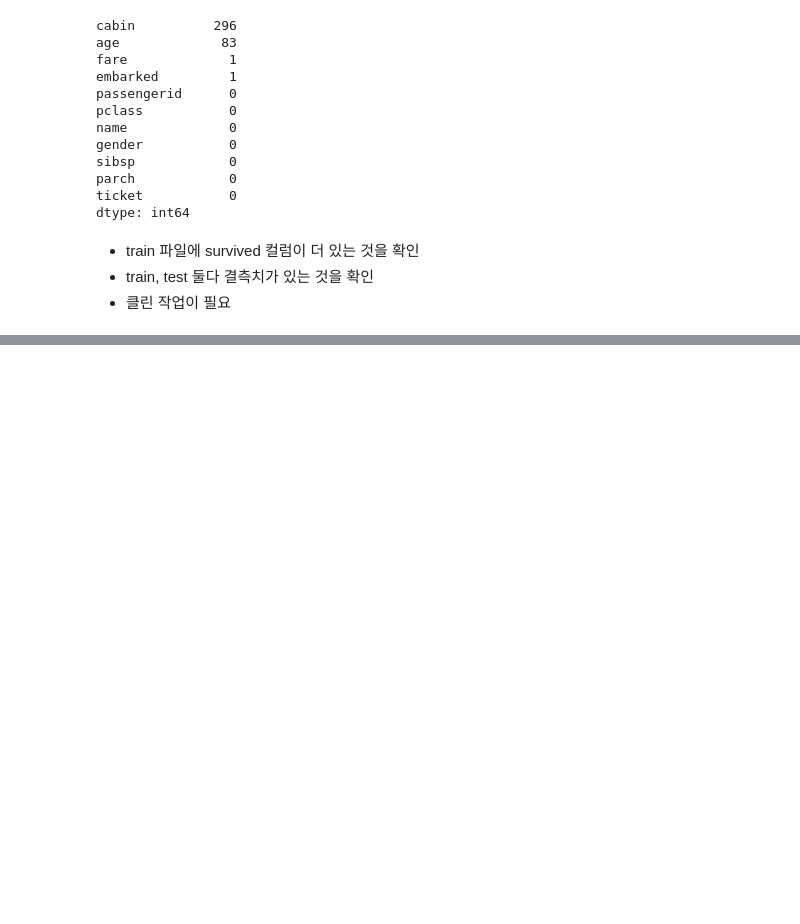
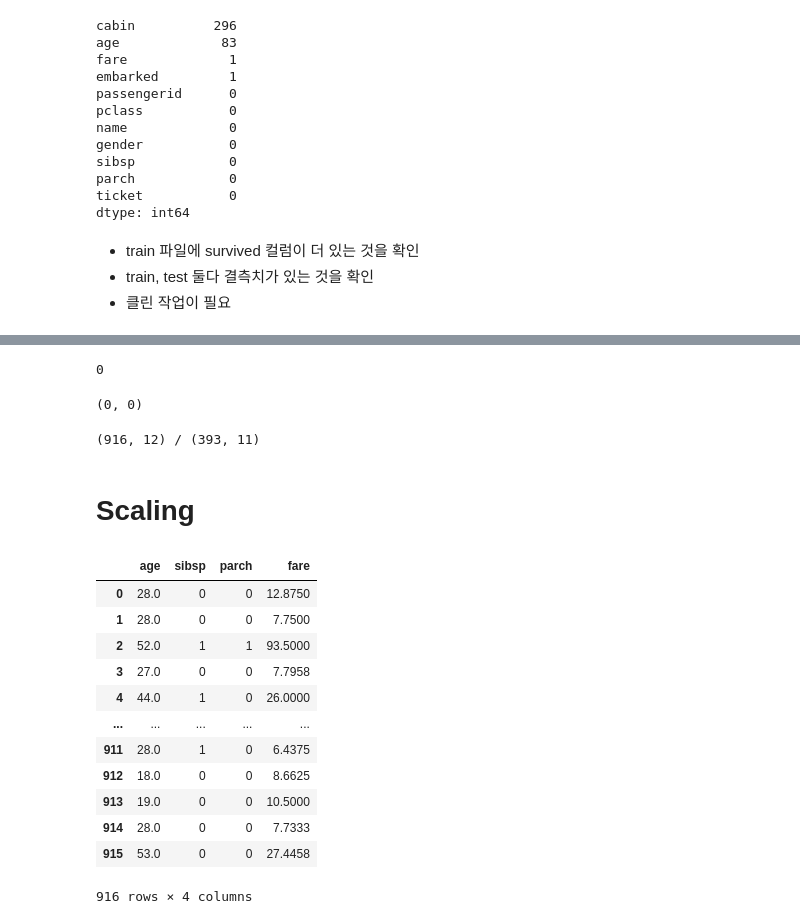
Before and after one commit to leenoru/titanic_competition, a Jupyter notebook: 230220_titanic.ipynb, the cells around one changed output, grey strips where cells are left out. Cells and saved outputs as stored; diff of their text form; code cells hidden in the pictures; blank space fills up the shorter version.

```diff
--- a/230220_titanic.ipynb
+++ b/230220_titanic.ipynb
@@ -218,0 +320,7 @@ EDA
+# %%
+train['age'].fillna(train['age'].median(), inplace=True)
+test['age'].fillna(train['age'].median(), inplace=True)
+train['fare'].fillna(train['fare'].mean(), inplace=True)
+test['fare'].fillna(train['fare'].mean(), inplace=True)
+
+train[['age', 'fare']].isnull().sum()
@@ -218,0 +340,5 @@ EDA
+# %%
+embarked_mode = train['embarked'].mode().values[0]
+
+train['embarked'].fillna(embarked_mode, inplace=True)
+test['embarked'].fillna(embarked_mode, inplace=True)
@@ -218,0 +355,5 @@ EDA
+# %%
+cabin_mode = train['cabin'].mode().values[0]
+
+train['cabin'].fillna(cabin_mode, inplace=True)
+test['cabin'].fillna(cabin_mode, inplace=True)
@@ -218,0 +364,14 @@ EDA
+# %%
+test['cabin'].isnull().sum()
+# %% [output]
+0
+# %%
+train.isnull().sum().sum(), test.isnull().sum().sum()
+# %% [output]
+(0, 0)
+# %%
+print(f'{train.shape} / {test.shape}')
+# %% [output]
+(916, 12) / (393, 11)
+# %% [markdown]
+# Scaling
@@ -218,0 +380,17 @@ EDA
+# %%
+continous_cols = ['age', 'sibsp', 'parch', 'fare']
+train[continous_cols]
+# %% [output]
+|  | age | sibsp | parch | fare |
+| 0 | 28.0 | 0 | 0 | 12.8750 |
+| 1 | 28.0 | 0 | 0 | 7.7500 |
+| 2 | 52.0 | 1 | 1 | 93.5000 |
+| 3 | 27.0 | 0 | 0 | 7.7958 |
+| 4 | 44.0 | 1 | 0 | 26.0000 |
+| ... | ... | ... | ... | ... |
+| 911 | 28.0 | 1 | 0 | 6.4375 |
+| 912 | 18.0 | 0 | 0 | 8.6625 |
+| 913 | 19.0 | 0 | 0 | 10.5000 |
+| 914 | 28.0 | 0 | 0 | 7.7333 |
+| 915 | 53.0 | 0 | 0 | 27.4458 |
+916 rows × 4 columns
```
Also changed, not shown: parts of 58 cells of this notebook.
